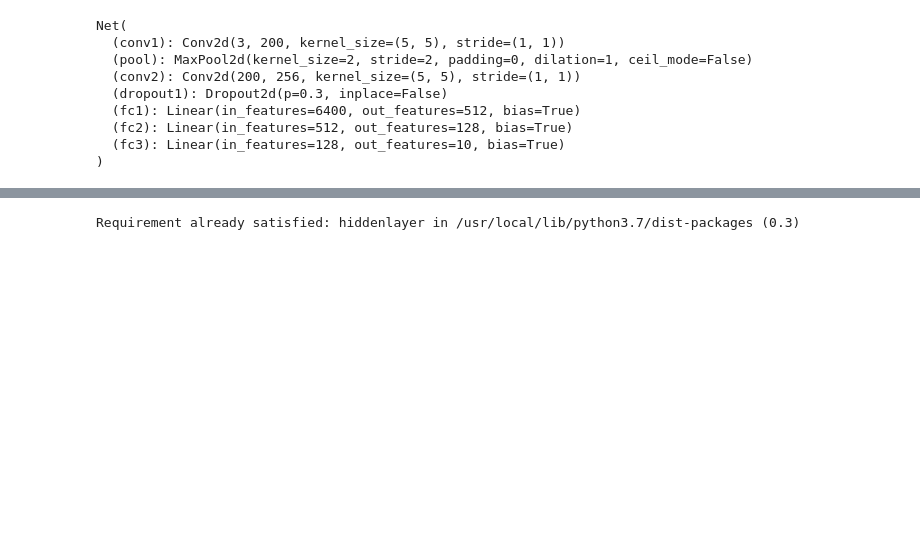
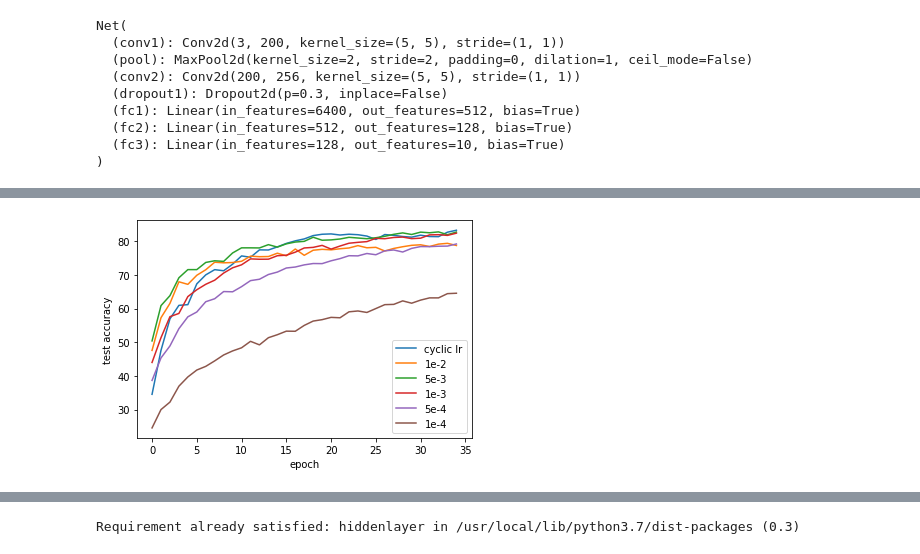
Before and after one commit to CitricAmoeba/INT2-Group2, a Jupyter notebook: CIFAR10_test.ipynb, the cells around one changed output, grey strips where cells are left out. Drawn from its saved outputs; the diff is of its cells as text; code cells hidden in the pictures; blank space fills up the shorter version.

```diff
--- a/CIFAR10_test.ipynb
+++ b/CIFAR10_test.ipynb
@@ -189,3 +300,17 @@ Done!
+# %%
+plt.xlabel('epoch')
+plt.ylabel('test accuracy')
+plt.plot(list(range(len(accuracy0))), accuracy0, label='cyclic lr')
+plt.plot(list(range(len(accuracy1))), accuracy1, label='1e-2')
+plt.plot(list(range(len(accuracy2))), accuracy2, label='5e-3')
+plt.plot(list(range(len(accuracy3))), accuracy3, label='1e-3')
+plt.plot(list(range(len(accuracy4))), accuracy4, label='5e-4')
+plt.plot(list(range(len(accuracy5))), accuracy5, label='1e-4')
+plt.legend()
+plt.savefig('cyclic-vs-fixed.svg')
+plt.show()
+# %% [output]
+[figure, added]
 # %%
 plt.xlabel('epoch')
 plt.ylabel('test accuracy')
```
Also changed, not shown: parts of 12 cells of this notebook.
